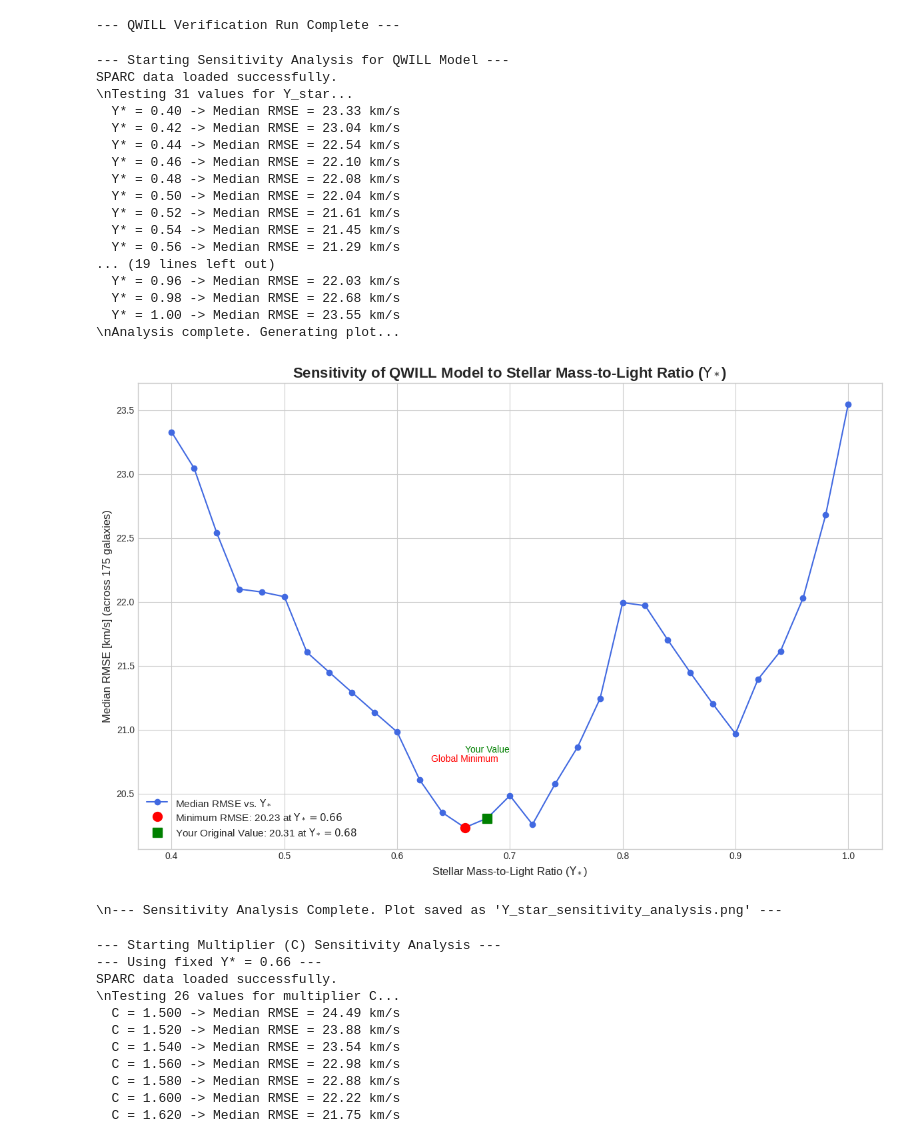
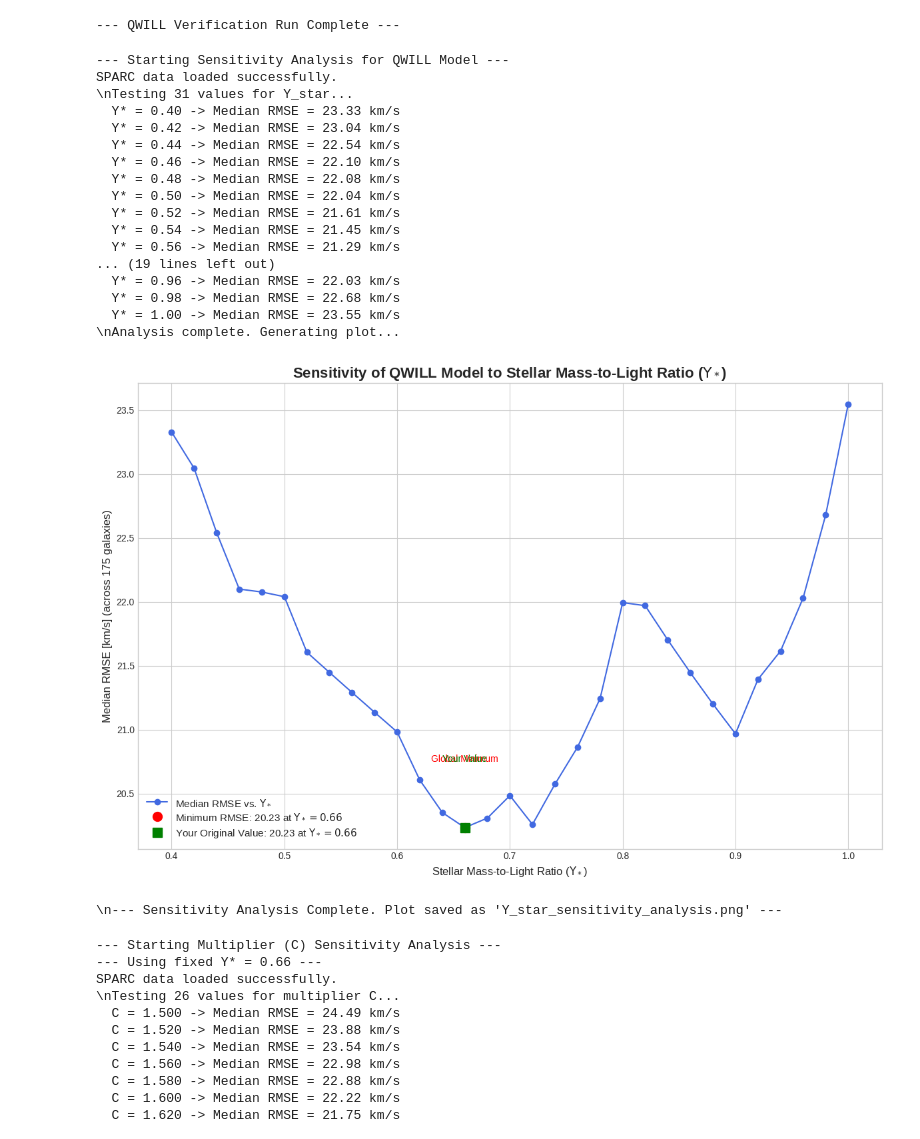
Before and after one commit to AntonRize/WILL, a Jupyter notebook: Colab Notebooks/V_QWILL_=_sqrt(3)_V_bary.ipynb, the cells around one changed output. Cells and saved outputs as stored; diff of their text form; code cells hidden in the pictures.

```diff
--- a/Colab Notebooks/V_QWILL_=_sqrt(3)_V_bary.ipynb
+++ b/Colab Notebooks/V_QWILL_=_sqrt(3)_V_bary.ipynb
@@ -334,7 +334,7 @@ if __name__ == "__main__":
         min_rmse = min_rmse_row['Median_RMSE']
 
         # Your original Y_star value for reference
-        original_y_star = 0.68
+        original_y_star = 0.66
         original_rmse = sensitivity_df[np.isclose(sensitivity_df['Y_star'], original_y_star)]['Median_RMSE'].iloc[0]
 
         plt.style.use('seaborn-v0_8-whitegrid')
@@ -354,34 +354,34 @@ if __name__ == "__main__":
         ax.legend(fontsize=11)
 
         # Add text annotations for clarity
         ax.text(min_y_star, min_rmse + 0.5, 'Global Minimum', ha='center', va='bottom', color='red')
         ax.text(original_y_star, original_rmse + 0.5, 'Your Value', ha='center', va='bottom', color='green')
 
 
         plt.tight_layout()
         plt.savefig('Y_star_sensitivity_analysis.png', dpi=300)
         plt.show()
 
         print("\\n--- Sensitivity Analysis Complete. Plot saved as 'Y_star_sensitivity_analysis.png' ---")
 # %% [output]
 --- Starting Sensitivity Analysis for QWILL Model ---
 SPARC data loaded successfully.
 \nTesting 31 values for Y_star...
   Y* = 0.40 -> Median RMSE = 23.33 km/s
   Y* = 0.42 -> Median RMSE = 23.04 km/s
   Y* = 0.44 -> Median RMSE = 22.54 km/s
   Y* = 0.46 -> Median RMSE = 22.10 km/s
   Y* = 0.48 -> Median RMSE = 22.08 km/s
   Y* = 0.50 -> Median RMSE = 22.04 km/s
   Y* = 0.52 -> Median RMSE = 21.61 km/s
   Y* = 0.54 -> Median RMSE = 21.45 km/s
   Y* = 0.56 -> Median RMSE = 21.29 km/s
 ... (19 lines left out)
   Y* = 0.96 -> Median RMSE = 22.03 km/s
   Y* = 0.98 -> Median RMSE = 22.68 km/s
   Y* = 1.00 -> Median RMSE = 23.55 km/s
 \nAnalysis complete. Generating plot...
-[figure, old version]
+[figure, new version]
 \n--- Sensitivity Analysis Complete. Plot saved as 'Y_star_sensitivity_analysis.png' ---
 # %%
 # =============================================================================
```
